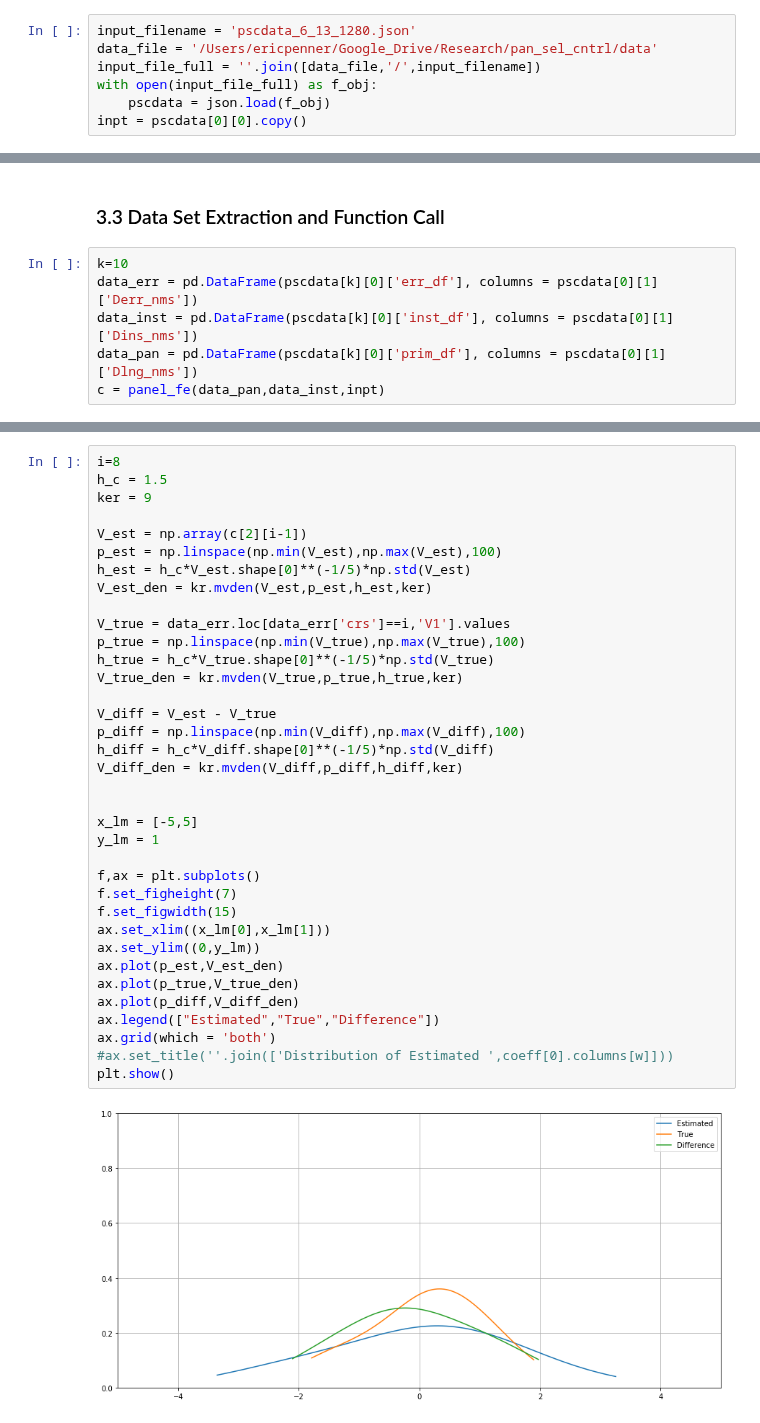
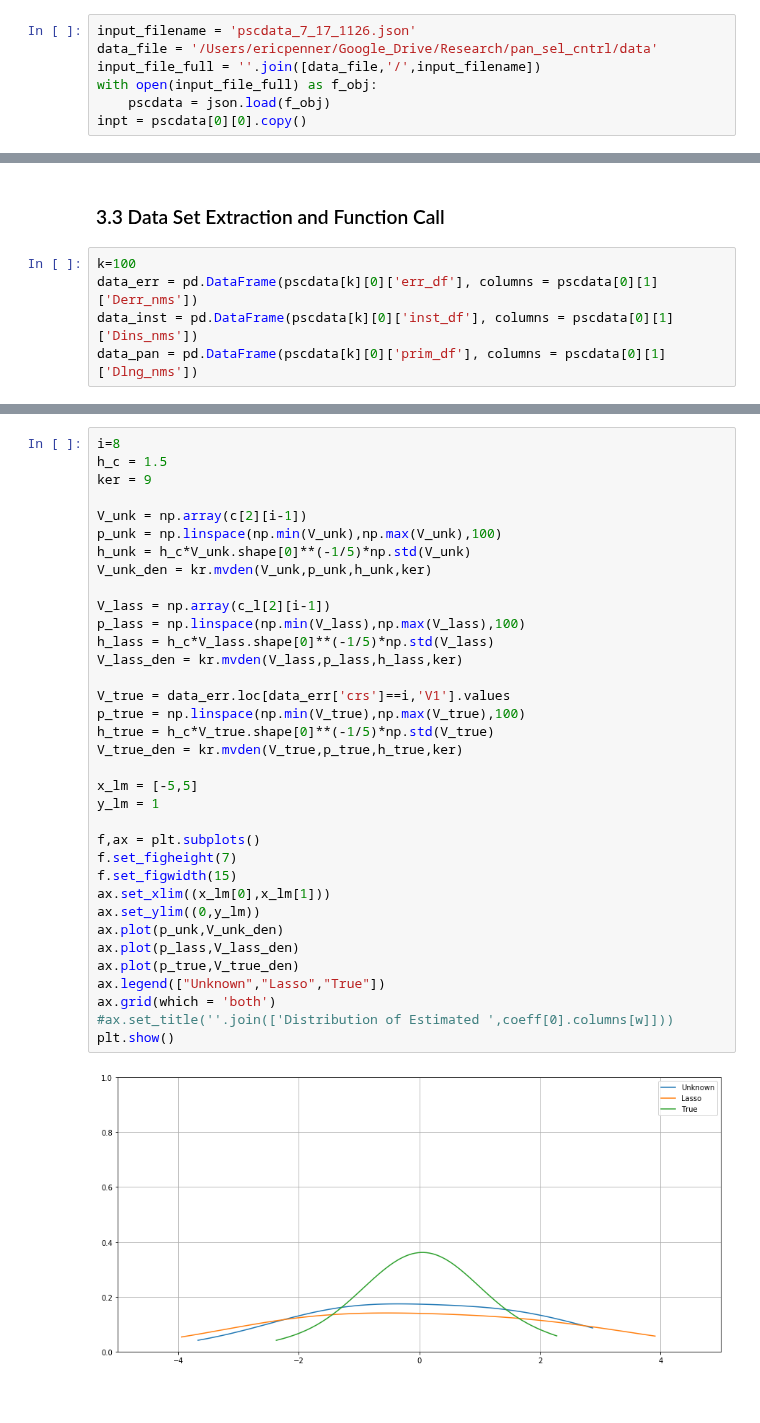
Before and after one commit to Existentialdredd/pan_sel_cntrl, a Jupyter notebook: lasso_test_w_pan.ipynb, the cells around one changed output, grey strips where cells are left out. Saved outputs shown, nothing was run; the diff lists cells and outputs as text.

Commit message:
in process of fixing the lasso estimator part, have to look at something else js;ldjkfa;d
asldkjljsdj

```diff
--- a/lasso_test_w_pan.ipynb
+++ b/lasso_test_w_pan.ipynb
@@ -357,7 +190,7 @@ out            (list) with the following elements
 # %% [markdown]
 <h3> 3.1 Data Loading </h3>
 # %%
-input_filename = 'pscdata_6_13_1280.json'
+input_filename = 'pscdata_7_17_1126.json'
 data_file = '/Users/ericpenner/Google_Drive/Research/pan_sel_cntrl/data'
 input_file_full = ''.join([data_file,'/',input_filename])
 with open(input_file_full) as f_obj:
@@ -391,8 +226,7 @@ inpt['in_nm'] = in_nm
 # %% [markdown]
 <h3> 3.3 Data Set Extraction and Function Call </h3>
 # %%
-k=10
+k=100
 data_err = pd.DataFrame(pscdata[k][0]['err_df'], columns = pscdata[0][1]['Derr_nms'])
 data_inst = pd.DataFrame(pscdata[k][0]['inst_df'], columns = pscdata[0][1]['Dins_nms'])
 data_pan = pd.DataFrame(pscdata[k][0]['prim_df'], columns = pscdata[0][1]['Dlng_nms'])
-c = panel_fe(data_pan,data_inst,inpt)
@@ -401,38 +446,37 @@ c = panel_fe(data_pan,data_inst,inpt)
 # %%
 i=8
 h_c = 1.5
 ker = 9
 
-V_est = np.array(c[2][i-1])
-p_est = np.linspace(np.min(V_est),np.max(V_est),100)
-h_est = h_c*V_est.shape[0]**(-1/5)*np.std(V_est)
-V_est_den = kr.mvden(V_est,p_est,h_est,ker)
+V_unk = np.array(c[2][i-1])
+p_unk = np.linspace(np.min(V_unk),np.max(V_unk),100)
+h_unk = h_c*V_unk.shape[0]**(-1/5)*np.std(V_unk)
+V_unk_den = kr.mvden(V_unk,p_unk,h_unk,ker)
+
+V_lass = np.array(c_l[2][i-1])
+p_lass = np.linspace(np.min(V_lass),np.max(V_lass),100)
+h_lass = h_c*V_lass.shape[0]**(-1/5)*np.std(V_lass)
+V_lass_den = kr.mvden(V_lass,p_lass,h_lass,ker)
 
 V_true = data_err.loc[data_err['crs']==i,'V1'].values
 p_true = np.linspace(np.min(V_true),np.max(V_true),100)
 h_true = h_c*V_true.shape[0]**(-1/5)*np.std(V_true)
 V_true_den = kr.mvden(V_true,p_true,h_true,ker)
-
-V_diff = V_est - V_true
-p_diff = np.linspace(np.min(V_diff),np.max(V_diff),100)
-h_diff = h_c*V_diff.shape[0]**(-1/5)*np.std(V_diff)
-V_diff_den = kr.mvden(V_diff,p_diff,h_diff,ker)
-
 
 x_lm = [-5,5]
 y_lm = 1
 
 f,ax = plt.subplots()
 f.set_figheight(7)
 f.set_figwidth(15)
 ax.set_xlim((x_lm[0],x_lm[1]))
 ax.set_ylim((0,y_lm))
-ax.plot(p_est,V_est_den)
+ax.plot(p_unk,V_unk_den)
+ax.plot(p_lass,V_lass_den)
 ax.plot(p_true,V_true_den)
-ax.plot(p_diff,V_diff_den)
-ax.legend(["Estimated","True","Difference"])
+ax.legend(["Unknown","Lasso","True"])
 ax.grid(which = 'both')
 #ax.set_title(''.join(['Distribution of Estimated ',coeff[0].columns[w]]))
 plt.show()
 # %% [output]
-[figure, old version]
+[figure, new version]
```
Also changed, not shown: parts of 12 cells of this notebook, 5 other files.
